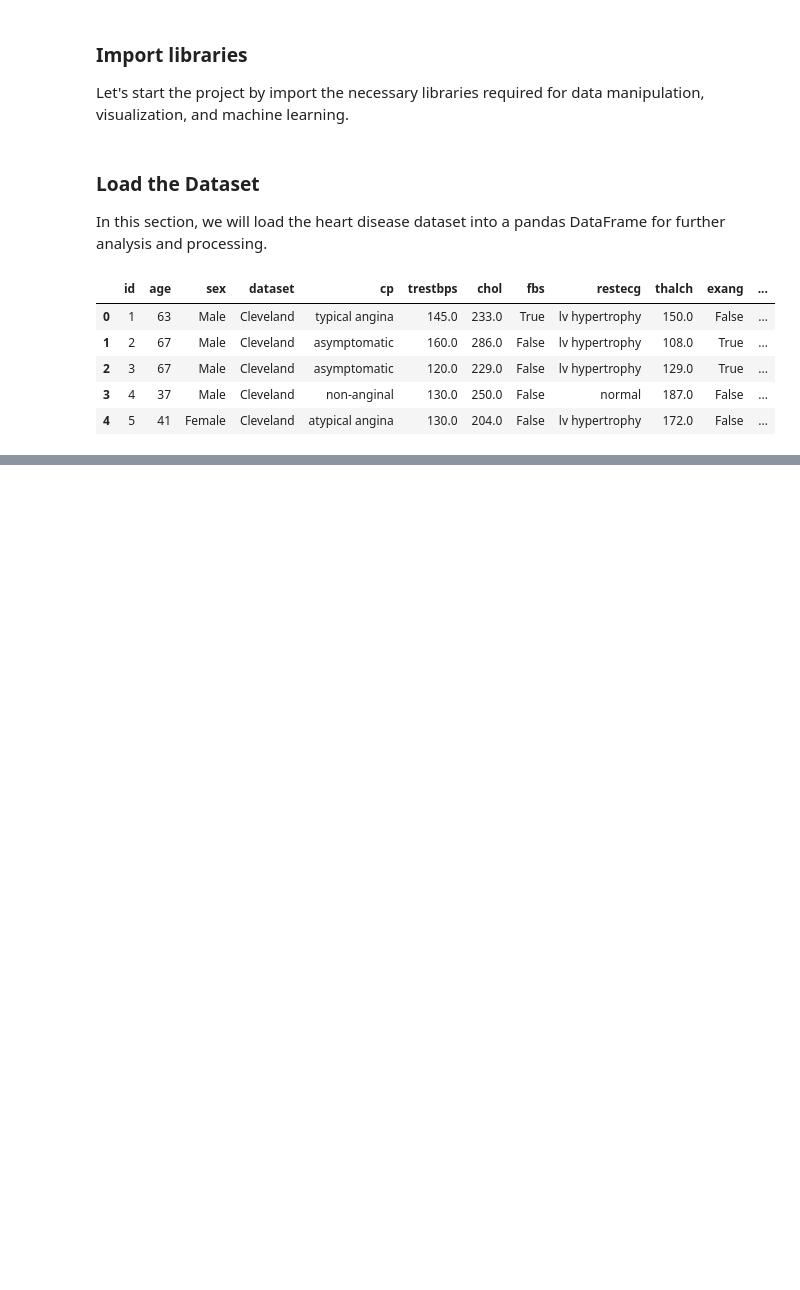
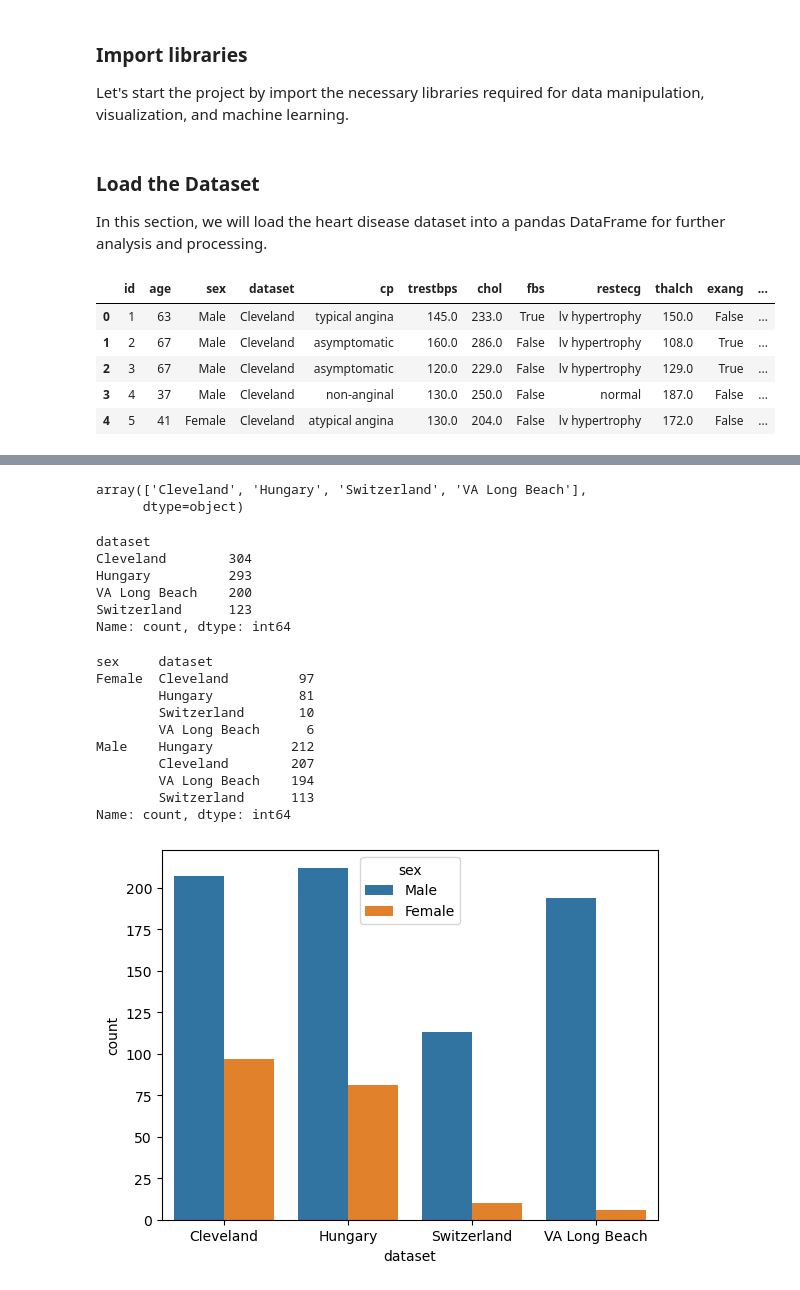
Before and after one commit to UsmanK7/Cardio-Predict, a Jupyter notebook: heart_disease_prediction.ipynb, the cells around one changed output, grey strips where cells are left out. Drawn from its saved outputs; the diff is of its cells as text; code cells hidden in the pictures; blank space fills up the shorter version.

```diff
--- a/heart_disease_prediction.ipynb
+++ b/heart_disease_prediction.ipynb
@@ -134,0 +248,35 @@ df.head()
+# %%
+# lets deal with dataset column
+# find the unique values in dataset column
+df['dataset'].unique()
+# %% [output]
+array(['Cleveland', 'Hungary', 'Switzerland', 'VA Long Beach'],
+      dtype=object)
+# %%
+# find unique values in the dataset column
+df['dataset'].value_counts()
+# %% [output]
+dataset
+Cleveland        304
+Hungary          293
+VA Long Beach    200
+Switzerland      123
+Name: count, dtype: int64
+# %%
+# plot the countplot of dataset column
+sns.countplot(data=df, x='dataset', hue='sex')
+
+# print the dataset column grouped by sex
+df.groupby('sex')['dataset'].value_counts()
+# %% [output]
+sex     dataset
+Female  Cleveland         97
+        Hungary           81
+        Switzerland       10
+        VA Long Beach      6
+Male    Hungary          212
+        Cleveland        207
+        VA Long Beach    194
+        Switzerland      113
+Name: count, dtype: int64
+[figure, added]
```
Also changed, not shown: parts of 13 cells of this notebook.
